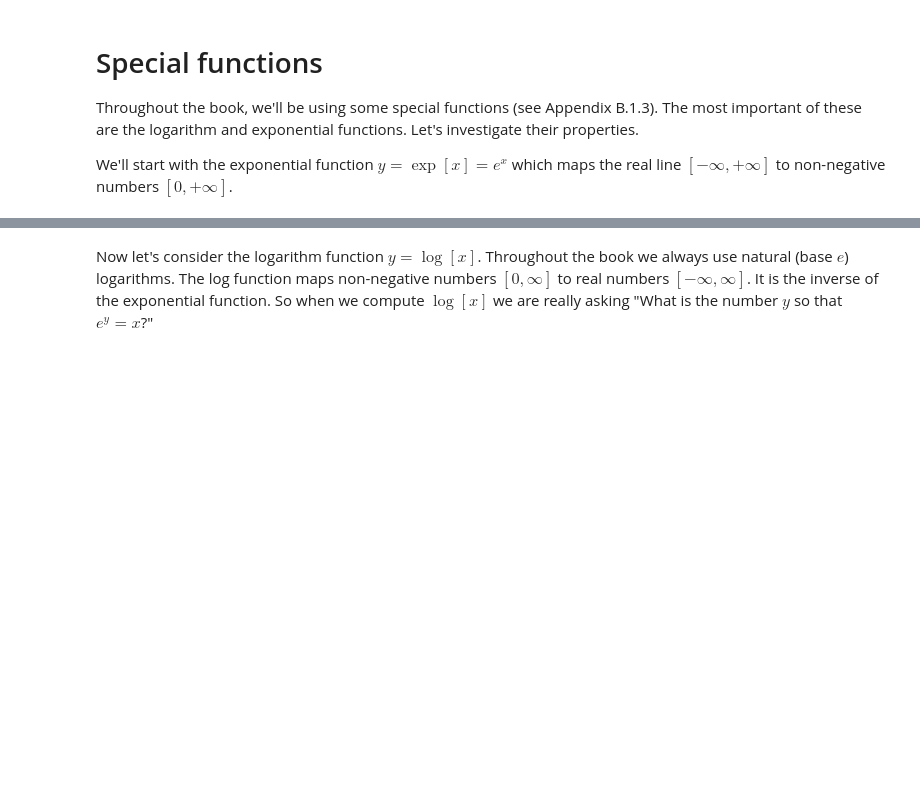
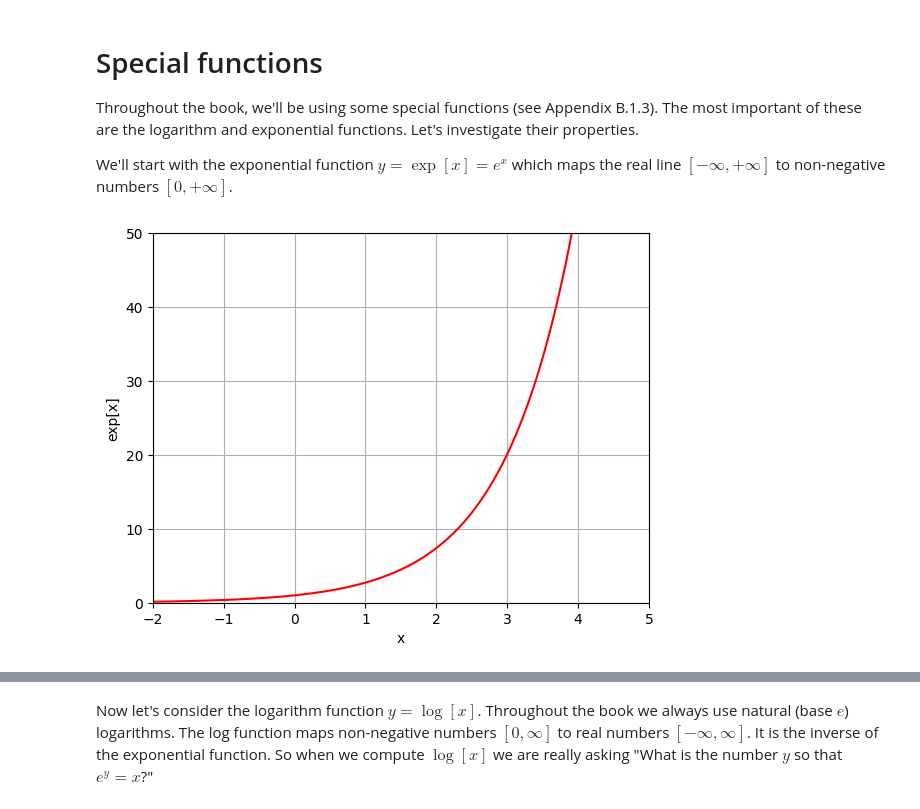
Before and after one commit to Nandinho42069/Learning_resources, a Jupyter notebook: Understanding_deep_learning/Exercise_books/1_1_BackgroundMathematics.ipynb, the cells around one changed output, grey strips where cells are left out. Cells and saved outputs as stored; diff of their text form; code cells hidden in the pictures; blank space fills up the shorter version.

```diff
--- a/Understanding_deep_learning/Exercise_books/1_1_BackgroundMathematics.ipynb
+++ b/Understanding_deep_learning/Exercise_books/1_1_BackgroundMathematics.ipynb
@@ -155,16 +184,19 @@ We'll start with the exponential function $y=\exp[x]=e^x$ which maps the real li
 # %%
 # Draw the exponential function
 
 # Define an array of x values from -5 to 5 with increments of 0.01
 x = np.arange(-5.0,5.0, 0.01)
 y = np.exp(x) ;
 
 # Plot this function
 fig, ax = plt.subplots()
 ax.plot(x,y,'r-')
-ax.set_ylim([0,100]);ax.set_xlim([-5,5])
+ax.set_ylim([0,50]);ax.set_xlim([-2,5])
 ax.set_xlabel('x'); ax.set_ylabel('exp[x]')
+plt.grid(True)
 plt.show()
+# %% [output]
+[figure, added]
 # %% [markdown]
 # Questions
 
```
Also changed, not shown: parts of 7 cells of this notebook.
